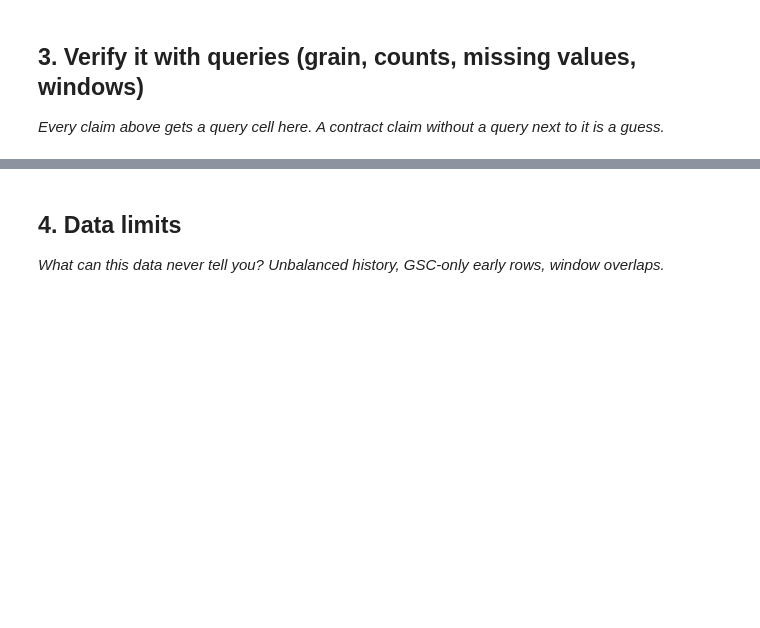
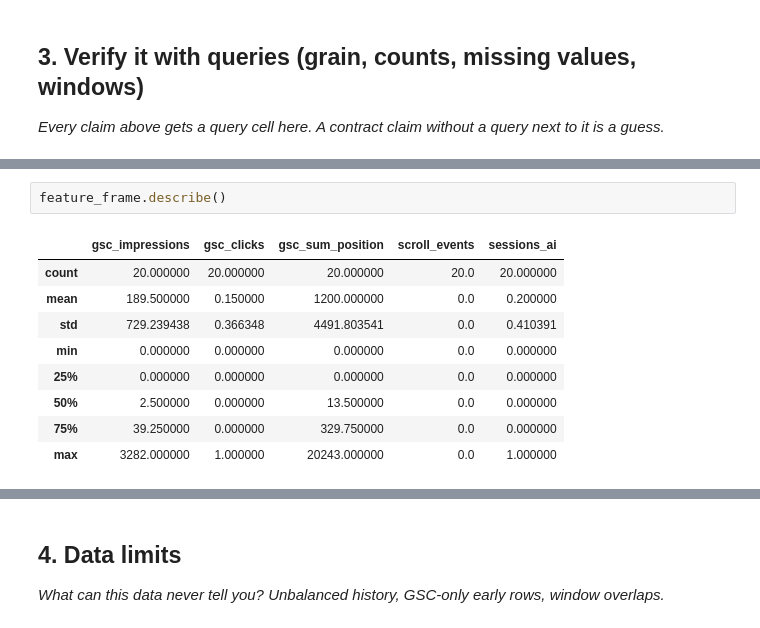
Before and after one commit to AliAlmasri7/FlyRank-ML, a Jupyter notebook: work/notebooks/w03_data_contract.ipynb, the cells around one changed output, grey strips where cells are left out. Saved outputs shown, nothing was run; the diff lists cells and outputs as text; blank space fills up the shorter version.

```diff
--- a/work/notebooks/w03_data_contract.ipynb
+++ b/work/notebooks/w03_data_contract.ipynb
@@ -20,0 +227,12 @@ This skeleton is yours to fill. Work the sections **in order** — each one has
+# %%
+feature_frame.describe()
+# %% [output]
+|  | gsc_impressions | gsc_clicks | gsc_sum_position | scroll_events | sessions_ai |
+| count | 20.000000 | 20.000000 | 20.000000 | 20.0 | 20.000000 |
+| mean | 189.500000 | 0.150000 | 1200.000000 | 0.0 | 0.200000 |
+| std | 729.239438 | 0.366348 | 4491.803541 | 0.0 | 0.410391 |
+| min | 0.000000 | 0.000000 | 0.000000 | 0.0 | 0.000000 |
+| 25% | 0.000000 | 0.000000 | 0.000000 | 0.0 | 0.000000 |
+| 50% | 2.500000 | 0.000000 | 13.500000 | 0.0 | 0.000000 |
+| 75% | 39.250000 | 0.000000 | 329.750000 | 0.0 | 0.000000 |
+| max | 3282.000000 | 1.000000 | 20243.000000 | 0.0 | 1.000000 |
```
Also changed, not shown: parts of 26 cells of this notebook.
